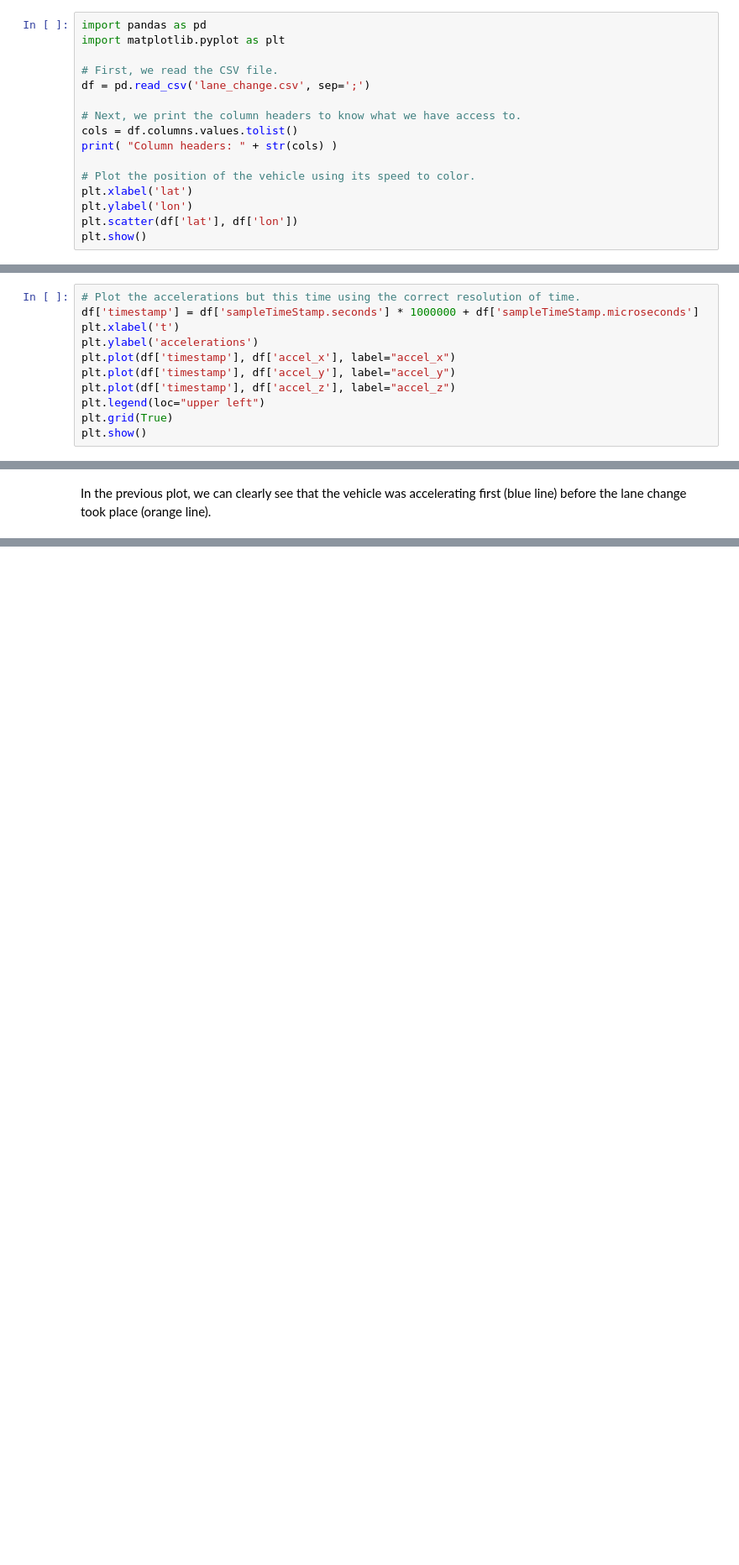
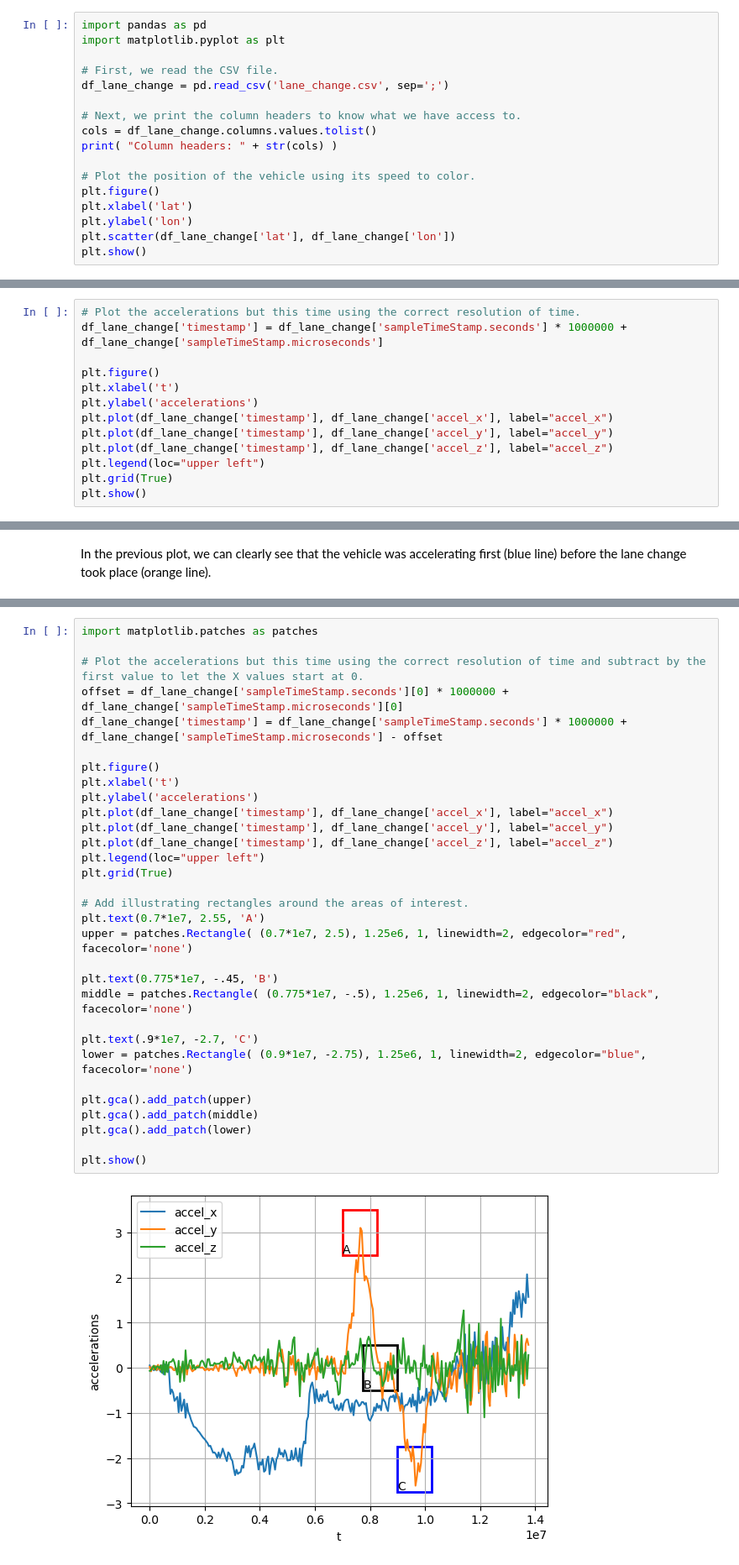
Before and after one commit to chrberger/sfc, a Jupyter notebook: IntroductionToAppliedEventDetection.ipynb, the cells around one changed output, grey strips where cells are left out. Shown at 84% size. Saved outputs shown, nothing was run; the diff lists cells and outputs as text; blank space fills up the shorter version.

Commit message:
Morton from lane change
Signed-off-by: Christian Berger <christian.berger@gu.se>

```diff
--- a/IntroductionToAppliedEventDetection.ipynb
+++ b/IntroductionToAppliedEventDetection.ipynb
@@ -733,16 +733,17 @@ import pandas as pd
 import matplotlib.pyplot as plt
 
 # First, we read the CSV file.
-df = pd.read_csv('lane_change.csv', sep=';')
+df_lane_change = pd.read_csv('lane_change.csv', sep=';')
 
 # Next, we print the column headers to know what we have access to.
-cols = df.columns.values.tolist()
+cols = df_lane_change.columns.values.tolist()
 print( "Column headers: " + str(cols) )
 
 # Plot the position of the vehicle using its speed to color.
+plt.figure()
 plt.xlabel('lat')
 plt.ylabel('lon')
-plt.scatter(df['lat'], df['lon'])
+plt.scatter(df_lane_change['lat'], df_lane_change['lon'])
 plt.show()
 # %% [output]
 Column headers: ['sampleTimeStamp.seconds', 'sampleTimeStamp.microseconds', 'lat', 'lon', 'speed', 'accel_x', 'accel_y', 'accel_z']
@@ -751,12 +752,14 @@ Column headers: ['sampleTimeStamp.seconds', 'sampleTimeStamp.microseconds', 'lat
 Next, we plot the accelerations as before after correcting the timestamps.
 # %%
 # Plot the accelerations but this time using the correct resolution of time.
-df['timestamp'] = df['sampleTimeStamp.seconds'] * 1000000 + df['sampleTimeStamp.microseconds']
+df_lane_change['timestamp'] = df_lane_change['sampleTimeStamp.seconds'] * 1000000 + df_lane_change['sampleTimeStamp.microseconds']
+
+plt.figure()
 plt.xlabel('t')
 plt.ylabel('accelerations')
-plt.plot(df['timestamp'], df['accel_x'], label="accel_x")
-plt.plot(df['timestamp'], df['accel_y'], label="accel_y")
-plt.plot(df['timestamp'], df['accel_z'], label="accel_z")
+plt.plot(df_lane_change['timestamp'], df_lane_change['accel_x'], label="accel_x")
+plt.plot(df_lane_change['timestamp'], df_lane_change['accel_y'], label="accel_y")
+plt.plot(df_lane_change['timestamp'], df_lane_change['accel_z'], label="accel_z")
 plt.legend(loc="upper left")
 plt.grid(True)
 plt.show()
@@ -766,0 +772,33 @@ In the previous plot, we can clearly see that the vehicle was accelerating first
+# %%
+import matplotlib.patches as patches
+
+# Plot the accelerations but this time using the correct resolution of time and subtract by the first value to let the X values start at 0.
+offset = df_lane_change['sampleTimeStamp.seconds'][0] * 1000000 + df_lane_change['sampleTimeStamp.microseconds'][0]
+df_lane_change['timestamp'] = df_lane_change['sampleTimeStamp.seconds'] * 1000000 + df_lane_change['sampleTimeStamp.microseconds'] - offset
+
+plt.figure()
+plt.xlabel('t')
+plt.ylabel('accelerations')
+plt.plot(df_lane_change['timestamp'], df_lane_change['accel_x'], label="accel_x")
+plt.plot(df_lane_change['timestamp'], df_lane_change['accel_y'], label="accel_y")
+plt.plot(df_lane_change['timestamp'], df_lane_change['accel_z'], label="accel_z")
+plt.legend(loc="upper left")
+plt.grid(True)
+
+# Add illustrating rectangles around the areas of interest.
+plt.text(0.7*1e7, 2.55, 'A')
+upper = patches.Rectangle( (0.7*1e7, 2.5), 1.25e6, 1, linewidth=2, edgecolor="red", facecolor='none')
+
+plt.text(0.775*1e7, -.45, 'B')
+middle = patches.Rectangle( (0.775*1e7, -.5), 1.25e6, 1, linewidth=2, edgecolor="black", facecolor='none')
+
+plt.text(.9*1e7, -2.7, 'C')
+lower = patches.Rectangle( (0.9*1e7, -2.75), 1.25e6, 1, linewidth=2, edgecolor="blue", facecolor='none')
+
+plt.gca().add_patch(upper)
+plt.gca().add_patch(middle)
+plt.gca().add_patch(lower)
+
+plt.show()
+# %% [output]
+[figure, added]
```
Also changed, not shown: parts of 6 cells of this notebook.
